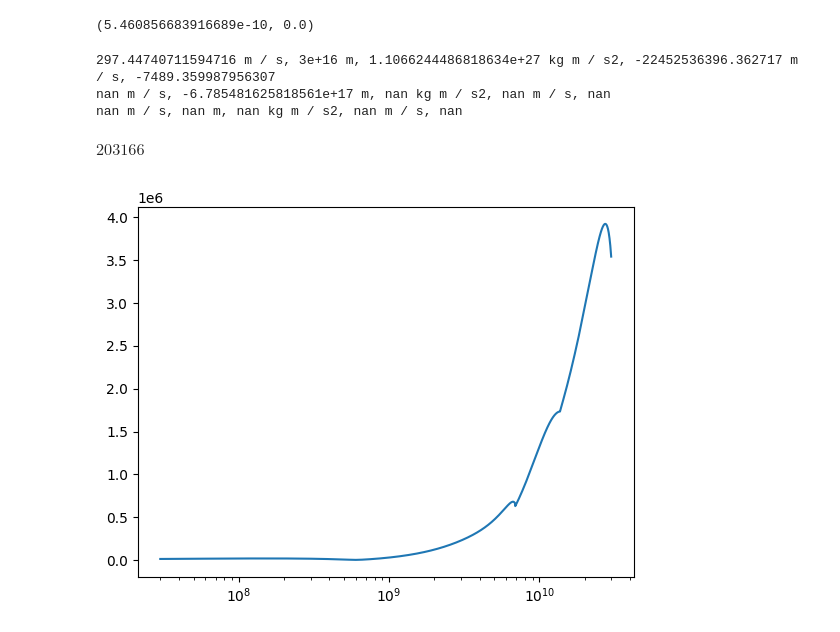
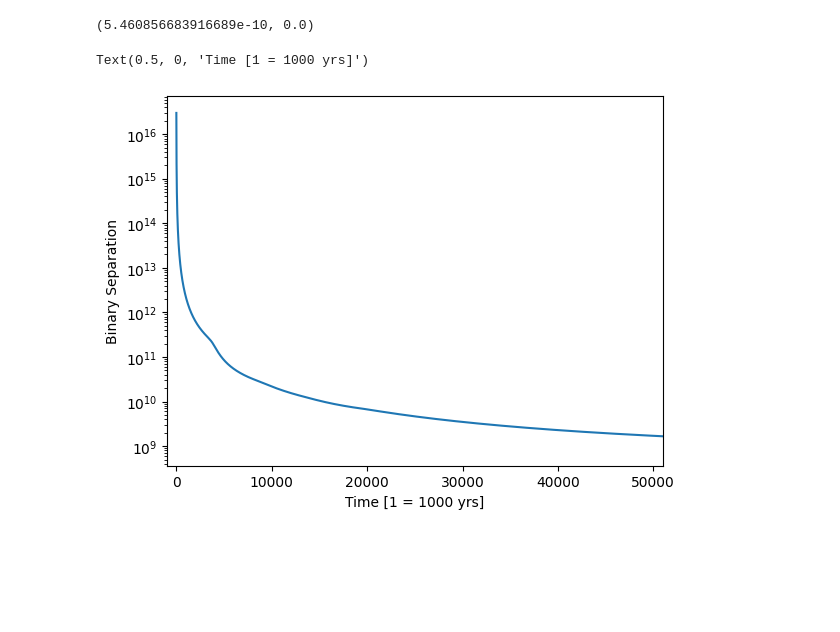
Before and after one commit to McFACTS/McFACTS, a Jupyter notebook: notebooks/gas_drag.ipynb, the cells around one changed output. Drawn from its saved outputs; the diff is of its cells as text; code cells hidden in the pictures; blank space fills up the shorter version.

```diff
--- a/notebooks/gas_drag.ipynb
+++ b/notebooks/gas_drag.ipynb
@@ -71,9 +73,9 @@ def drag_forces(mass, velocity, density, sound_speed, func_drag_force_components
 	return (-force_component * drag_force_components[0]), (-force_component * drag_force_components[0])
 # %%
 m1 = 10 * const.M_sun.si
-cs = 1e5 * (u.m / u.s) # sirko @ ~200 rg
-rho = 1e-6 * (u.kg / u.m ** 3)
-v = np.linspace(0, 0.8e6, 1000) * (u.m / u.s)
+cs = (1e7 * (u.cm / u.s)).si # sirko @ ~200 rg
+rho = (1e-14 * (u.g / u.cm ** 3)).si
+v = (np.linspace(0, 8e7, 1000) * (u.cm / u.s) ).si
 
 prime_df = drag_forces(m1, v, rho, cs, primary_drag_force_components)
 secondary_df = drag_forces(m1, v, rho, cs, secondary_drag_force_components)
@@ -100,31 +102,27 @@ separations = []
 
 binary_separation = 3e16 * u.m
 
-for i in range(3):
+for i in range(100000):
 	orbital_velocity = np.sqrt((const.G * (m1 + m1)) / binary_separation)
 
 	prime_df = drag_forces(m1, orbital_velocity, rho, cs, primary_drag_force_components)
 	secondary_df = drag_forces(m1, orbital_velocity, rho, cs, secondary_drag_force_components)
 
-	total_df = np.sqrt( prime_df[1] **2 + secondary_df[1] ** 2)
+	total_df = np.sqrt(prime_df[1] **2 + secondary_df[1] ** 2)
 
 	delta_sep = change_in_separation(binary_separation, orbital_velocity, total_df, m1, m1)
 
-	print(f"{orbital_velocity}, {binary_separation}, {total_df}, {delta_sep}, {(delta_sep / const.c) * 100}")
+	#print(f"{orbital_velocity}, {binary_separation}, {total_df}, {delta_sep}, {(delta_sep / const.c) * 100}")
 
-	separations.append(binary_separation)
+	separations.append(binary_separation.value)
 
-	binary_separation += (delta_sep * ((1 * u.yr).to(u.s)))
+	binary_separation += (delta_sep * ((1000 * u.yr).to(u.s)))
-# %% [output]
-297.44740711594716 m / s, 3e+16 m, 1.1066244486818634e+27 kg m / s2, -22452536396.362717 m / s, -7489.359987956307
-nan m / s, -6.785481625818561e+17 m, nan kg m / s2, nan m / s, nan
-nan m / s, nan m, nan kg m / s2, nan m / s, nan
-# %%
-3e16 * u.m / ((const.G * (1e8 * const.M_sun)) / const.c ** 2)
-# %% [output]
-$203166 \; \mathrm{}$
-# %%
-plt.plot(orbital_velocity/cs, np.abs(delta_sep))
-plt.loglog()
-# %% [output]
-[figure, removed]
+# %%
+plt.plot(separations)
+plt.yscale('log')
+plt.xlim((-1000, 51000))
+plt.ylabel("Binary Separation")
+plt.xlabel("Time [1 = 1000 yrs]")
+# %% [output]
+Text(0.5, 0, 'Time [1 = 1000 yrs]')
+[figure, added]
```
Also changed, not shown: parts of 1 cell of this notebook.
